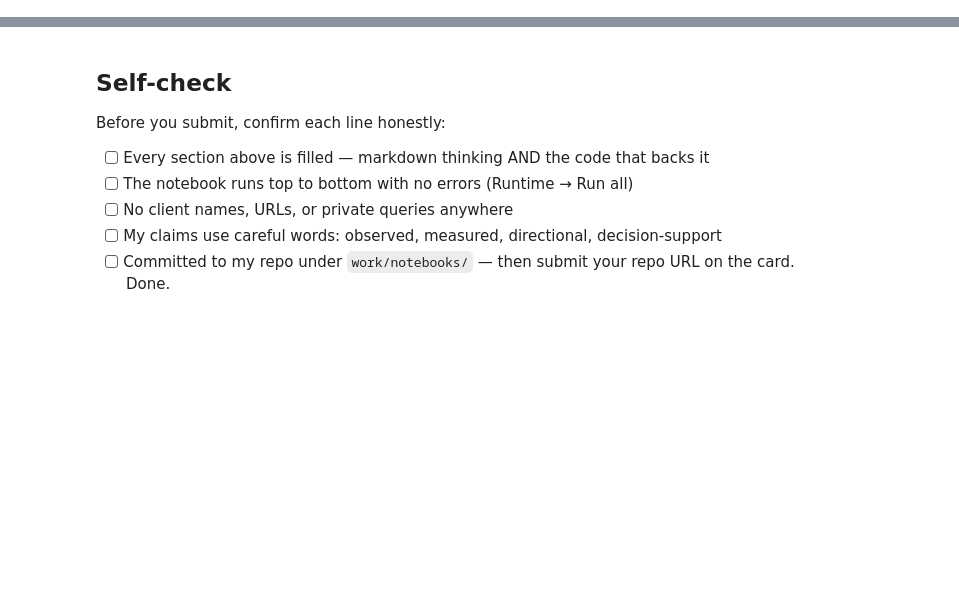
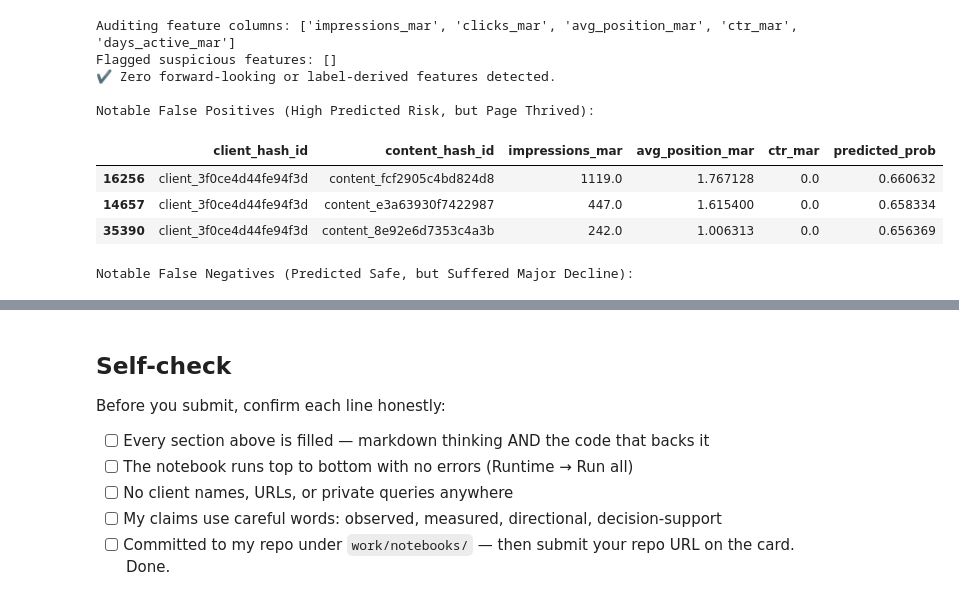
Before and after one commit to Venomm777/FlyAi, a Jupyter notebook: work/notebooks/w06_validation_audit.ipynb, the cells around one changed output, grey strips where cells are left out. Drawn from its saved outputs; the diff is of its cells as text; code cells hidden in the pictures; blank space fills up the shorter version.

```diff
--- a/work/notebooks/w06_validation_audit.ipynb
+++ b/work/notebooks/w06_validation_audit.ipynb
@@ -36,0 +181,43 @@ This skeleton is yours to fill. Work the sections **in order** — each one has
+# %%
+# 1. Feature Name & Provenance Audit
+forbidden_tokens = ["apr", "future", "lead", "label", "target", "trend", "next", "outcome", "refresh"]
+flagged_features = [f for f in feature_cols if any(tok in f.lower() for tok in forbidden_tokens)]
+
+print("Auditing feature columns:", feature_cols)
+print("Flagged suspicious features:", flagged_features)
+assert len(flagged_features) == 0, "Leakage Violation: Found forward-looking feature!"
+print("✔ Zero forward-looking or label-derived features detected.")
+
+# 2. Inspect Concrete Failure Examples on Unseen Client Holdout
+gss = GroupShuffleSplit(n_splits=1, test_size=0.25, random_state=42)
+tr_i, te_i = next(gss.split(X, y, groups=groups))
+
+eval_rf = RandomForestClassifier(n_estimators=100, max_depth=5, random_state=42)
+eval_rf.fit(X.iloc[tr_i], y[tr_i])
+
+holdout_df = df_audit.iloc[te_i].copy()
+holdout_df["predicted_prob"] = eval_rf.predict_proba(X.iloc[te_i])[:, 1]
+holdout_df["error"] = np.abs(holdout_df["is_declining_label"] - holdout_df["predicted_prob"])
+
+# Top False Positives (Model predicted decay, page maintained/grew traffic)
+print("\nNotable False Positives (High Predicted Risk, but Page Thrived):")
+display(holdout_df[holdout_df["is_declining_label"] == 0].sort_values(by="predicted_prob", ascending=False).head(3)[[
+    "client_hash_id", "content_hash_id", "impressions_mar", "avg_position_mar", "ctr_mar", "predicted_prob"
+]])
+
+# Top False Negatives (Model predicted safe, page collapsed)
+print("\nNotable False Negatives (Predicted Safe, but Suffered Major Decline):")
+display(holdout_df[holdout_df["is_declining_label"] == 1].sort_values(by="predicted_prob", ascending=True).head(3)[[
+    "client_hash_id", "content_hash_id", "impressions_mar", "avg_position_mar", "ctr_mar", "predicted_prob"
+]])
+# %% [output]
+Auditing feature columns: ['impressions_mar', 'clicks_mar', 'avg_position_mar', 'ctr_mar', 'days_active_mar']
+Flagged suspicious features: []
+✔ Zero forward-looking or label-derived features detected.
+
+Notable False Positives (High Predicted Risk, but Page Thrived):
+|  | client_hash_id | content_hash_id | impressions_mar | avg_position_mar | ctr_mar | predicted_prob |
+| 16256 | client_3f0ce4d44fe94f3d | content_fcf2905c4bd824d8 | 1119.0 | 1.767128 | 0.0 | 0.660632 |
+| 14657 | client_3f0ce4d44fe94f3d | content_e3a63930f7422987 | 447.0 | 1.615400 | 0.0 | 0.658334 |
+| 35390 | client_3f0ce4d44fe94f3d | content_8e92e6d7353c4a3b | 242.0 | 1.006313 | 0.0 | 0.656369 |
+Notable False Negatives (Predicted Safe, but Suffered Major Decline):
```
Also changed, not shown: parts of 18 cells of this notebook.
